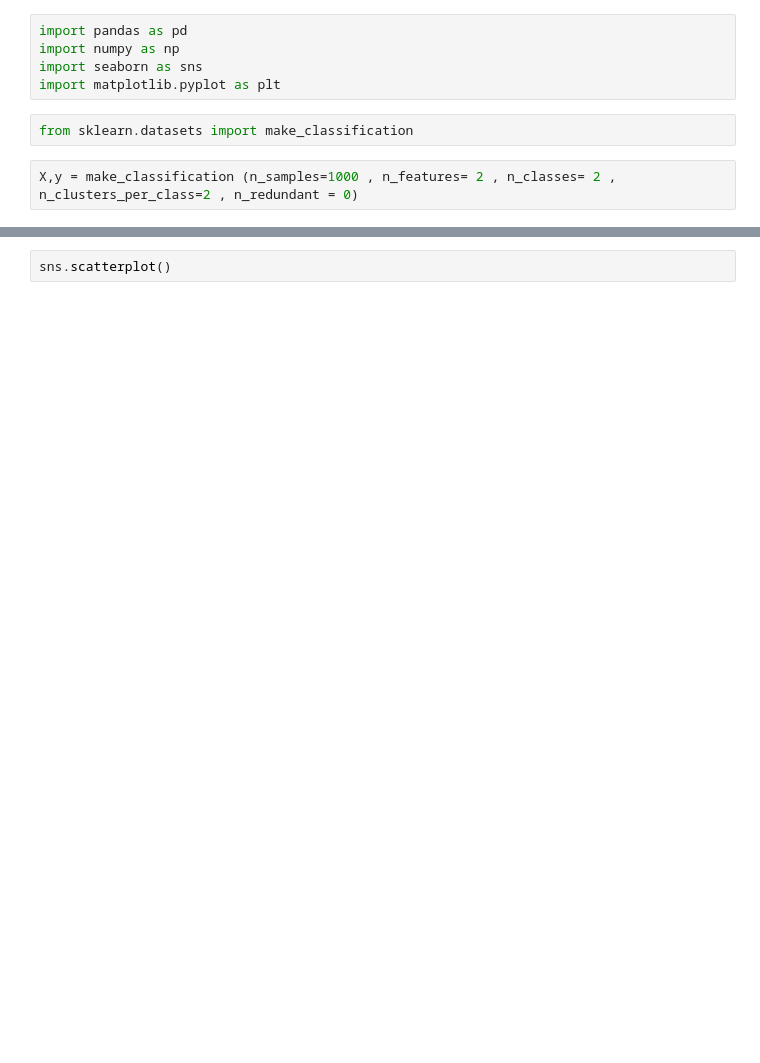
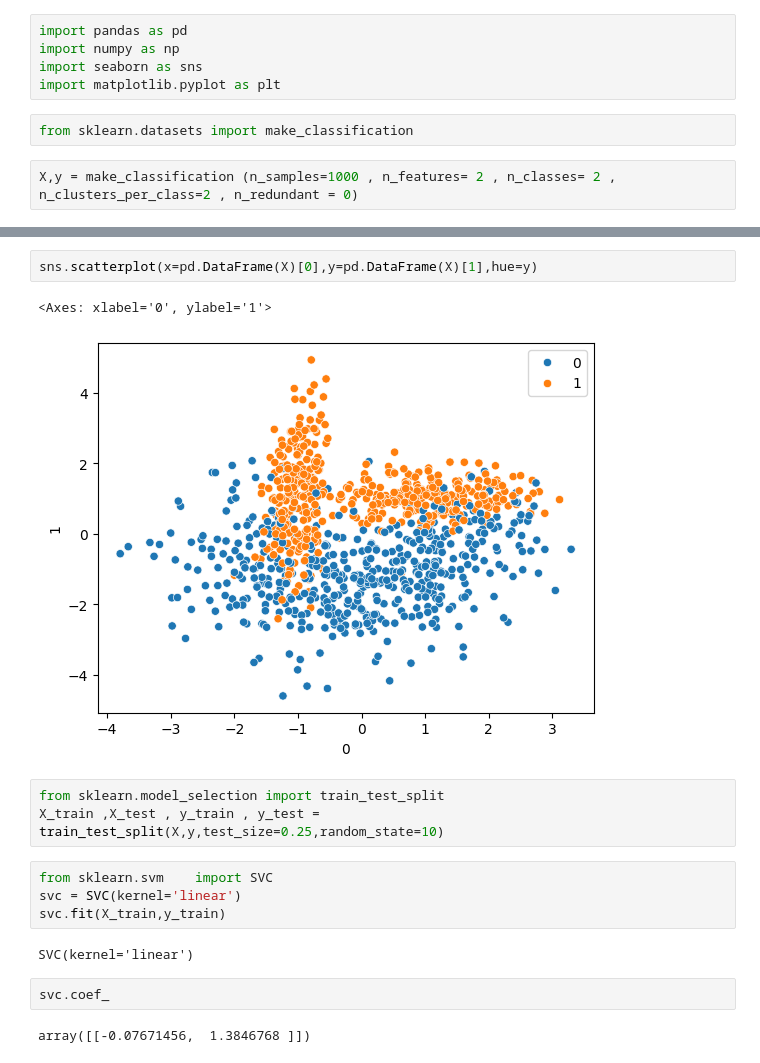
Before and after one commit to Monish-Nallagondalla/ML-Revision, a Jupyter notebook: Decision Tree & SVM/Basic SVC Implementation.ipynb, the cells around one changed output, grey strips where cells are left out. Cells and saved outputs as stored; diff of their text form; blank space fills up the shorter version.

```diff
--- a/Decision Tree & SVM/Basic SVC Implementation.ipynb
+++ b/Decision Tree & SVM/Basic SVC Implementation.ipynb
@@ -54,3 +54,19 @@ pd.DataFrame(X)[0]
 Name: 0, Length: 1000, dtype: float64
-# %%
-sns.scatterplot()
+# %%
+sns.scatterplot(x=pd.DataFrame(X)[0],y=pd.DataFrame(X)[1],hue=y)
+# %% [output]
+<Axes: xlabel='0', ylabel='1'>
+[figure, added]
+# %%
+from sklearn.model_selection import train_test_split
+X_train ,X_test , y_train , y_test = train_test_split(X,y,test_size=0.25,random_state=10)
+# %%
+from sklearn.svm    import SVC
+svc = SVC(kernel='linear')
+svc.fit(X_train,y_train)
+# %% [output]
+SVC(kernel='linear')
+# %%
+svc.coef_
+# %% [output]
+array([[-0.07671456,  1.3846768 ]])
```
Also changed, not shown: parts of 10 cells of this notebook.
